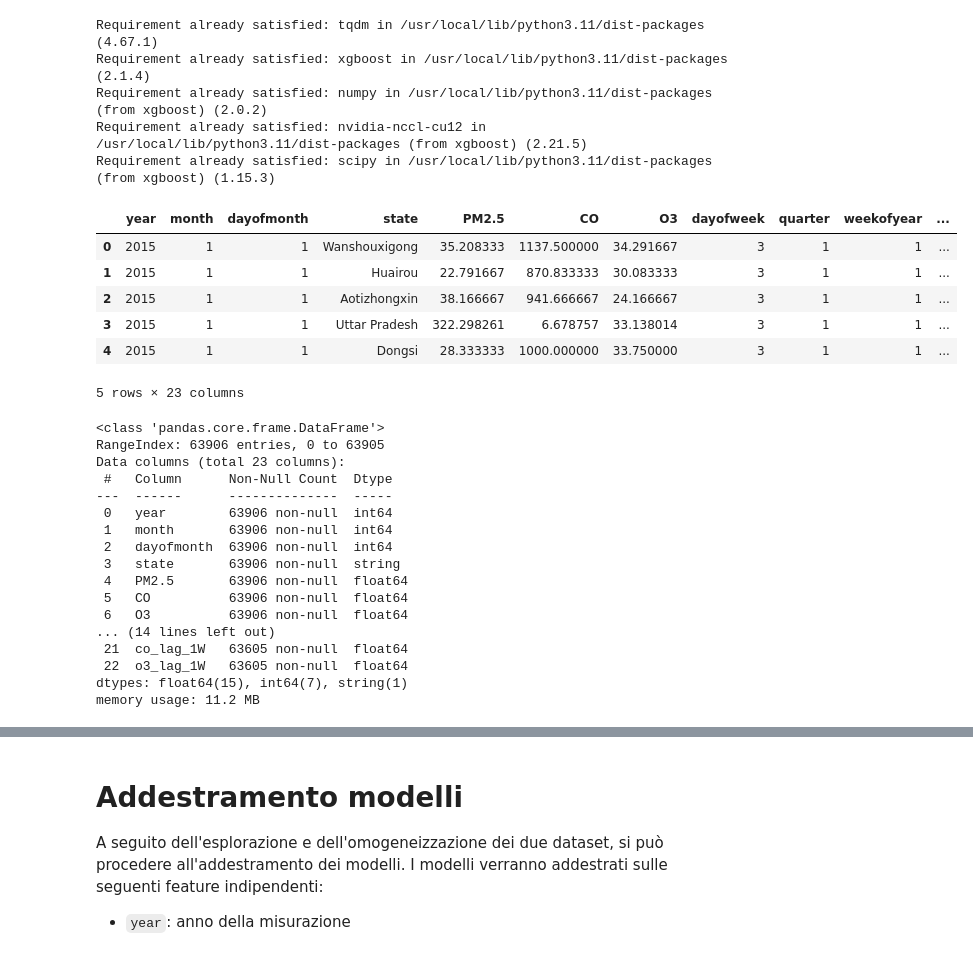
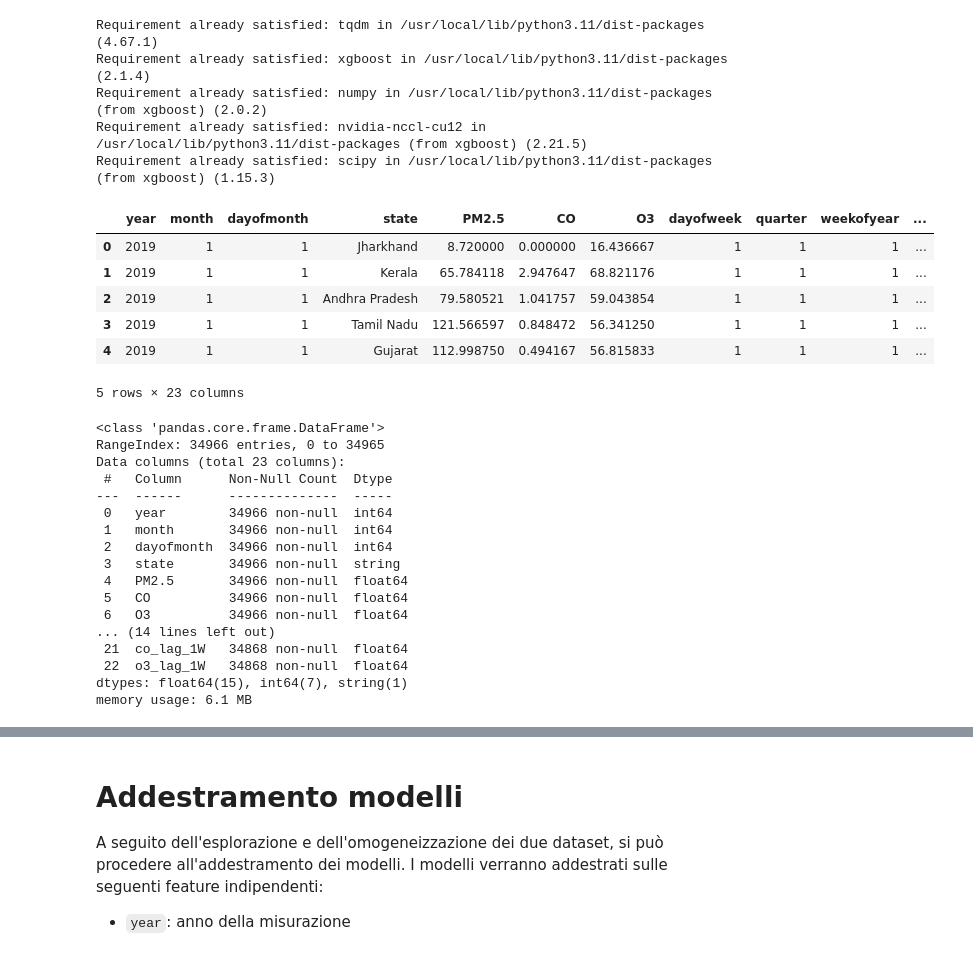
Before and after one commit to vMxster/air-quality-pm2.5, a Jupyter notebook: Notebooks/2_Training_Evaluation.ipynb, the cells around one changed output, grey strips where cells are left out. Drawn from its saved outputs; the diff is of its cells as text; code cells hidden in the pictures.

```diff
--- a/Notebooks/2_Training_Evaluation.ipynb
+++ b/Notebooks/2_Training_Evaluation.ipynb
@@ -83,40 +83,42 @@ Requirement already satisfied: scipy in /usr/local/lib/python3.11/dist-packages
 # %%
 df = pd.read_csv('https://raw.githubusercontent.com/vMxster/Data_Project/main/Datasets/original_dataset.csv',
                  sep=',',
                  quotechar='"',
                  dtype=None,
                  parse_dates=True,
                  low_memory=False)
 obj_cols = df.select_dtypes(include="object").columns
 for col in obj_cols:
     df[col] = df[col].astype("string")
 df.drop('date', axis=1, inplace=True)
+df = df[(df['year'] >= 2019) & (df['year'] <= 2022)]
+df = df.reset_index(drop=True)
 df.head()
 # %% [output]
 |  | year | month | dayofmonth | state | PM2.5 | CO | O3 | dayofweek | quarter | weekofyear | ... |
-| 0 | 2015 | 1 | 1 | Wanshouxigong | 35.208333 | 1137.500000 | 34.291667 | 3 | 1 | 1 | ... |
-| 1 | 2015 | 1 | 1 | Huairou | 22.791667 | 870.833333 | 30.083333 | 3 | 1 | 1 | ... |
-| 2 | 2015 | 1 | 1 | Aotizhongxin | 38.166667 | 941.666667 | 24.166667 | 3 | 1 | 1 | ... |
-| 3 | 2015 | 1 | 1 | Uttar Pradesh | 322.298261 | 6.678757 | 33.138014 | 3 | 1 | 1 | ... |
-| 4 | 2015 | 1 | 1 | Dongsi | 28.333333 | 1000.000000 | 33.750000 | 3 | 1 | 1 | ... |
+| 0 | 2019 | 1 | 1 | Jharkhand | 8.720000 | 0.000000 | 16.436667 | 1 | 1 | 1 | ... |
+| 1 | 2019 | 1 | 1 | Kerala | 65.784118 | 2.947647 | 68.821176 | 1 | 1 | 1 | ... |
+| 2 | 2019 | 1 | 1 | Andhra Pradesh | 79.580521 | 1.041757 | 59.043854 | 1 | 1 | 1 | ... |
+| 3 | 2019 | 1 | 1 | Tamil Nadu | 121.566597 | 0.848472 | 56.341250 | 1 | 1 | 1 | ... |
+| 4 | 2019 | 1 | 1 | Gujarat | 112.998750 | 0.494167 | 56.815833 | 1 | 1 | 1 | ... |
 5 rows × 23 columns
 # %%
 df.info()
 # %% [output]
 <class 'pandas.core.frame.DataFrame'>
-RangeIndex: 63906 entries, 0 to 63905
+RangeIndex: 34966 entries, 0 to 34965
 Data columns (total 23 columns):
  #   Column      Non-Null Count  Dtype
 ---  ------      --------------  -----
- 0   year        63906 non-null  int64
- 1   month       63906 non-null  int64
- 2   dayofmonth  63906 non-null  int64
- 3   state       63906 non-null  string
- 4   PM2.5       63906 non-null  float64
- 5   CO          63906 non-null  float64
- 6   O3          63906 non-null  float64
+ 0   year        34966 non-null  int64
+ 1   month       34966 non-null  int64
+ 2   dayofmonth  34966 non-null  int64
+ 3   state       34966 non-null  string
+ 4   PM2.5       34966 non-null  float64
+ 5   CO          34966 non-null  float64
+ 6   O3          34966 non-null  float64
 ... (14 lines left out)
- 21  co_lag_1W   63605 non-null  float64
- 22  o3_lag_1W   63605 non-null  float64
+ 21  co_lag_1W   34868 non-null  float64
+ 22  o3_lag_1W   34868 non-null  float64
 dtypes: float64(15), int64(7), string(1)
-memory usage: 11.2 MB
+memory usage: 6.1 MB
```
Also changed, not shown: parts of 36 cells of this notebook.
